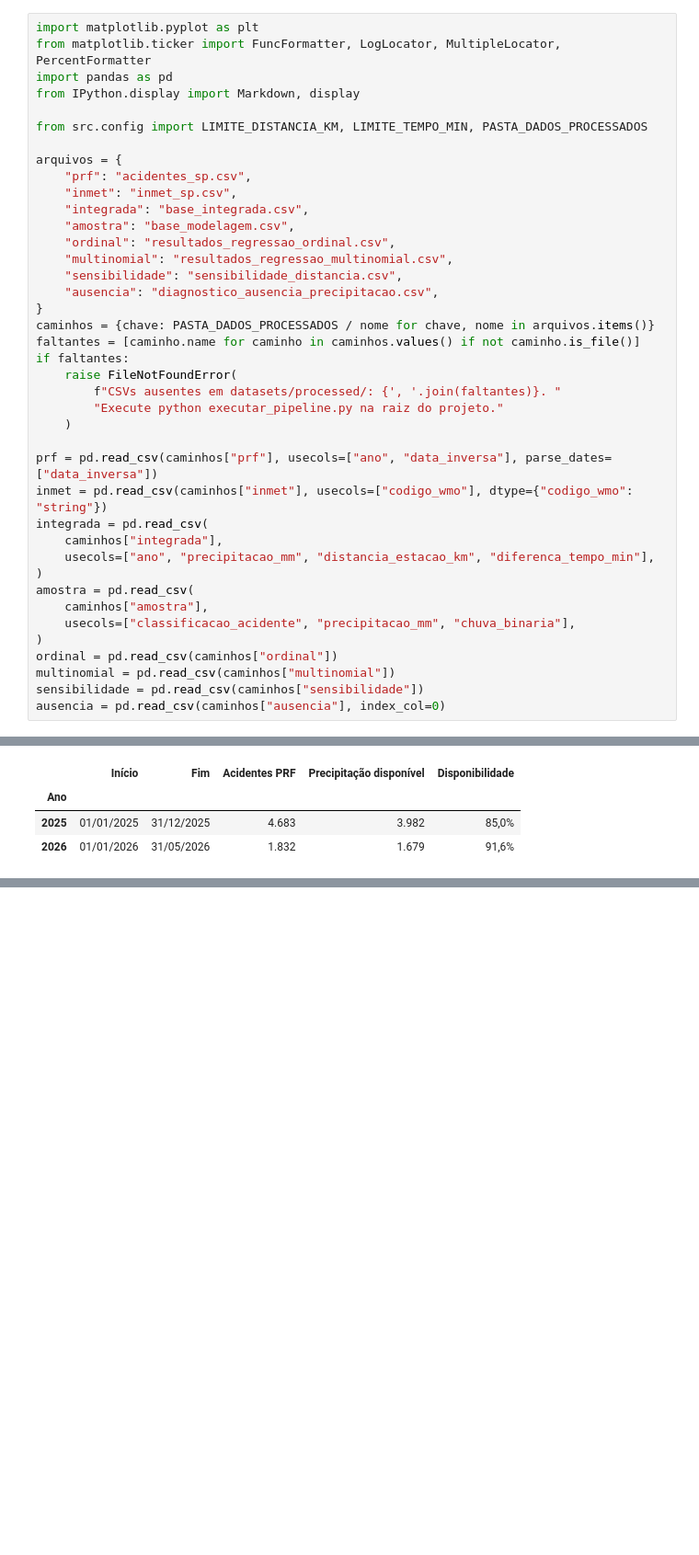
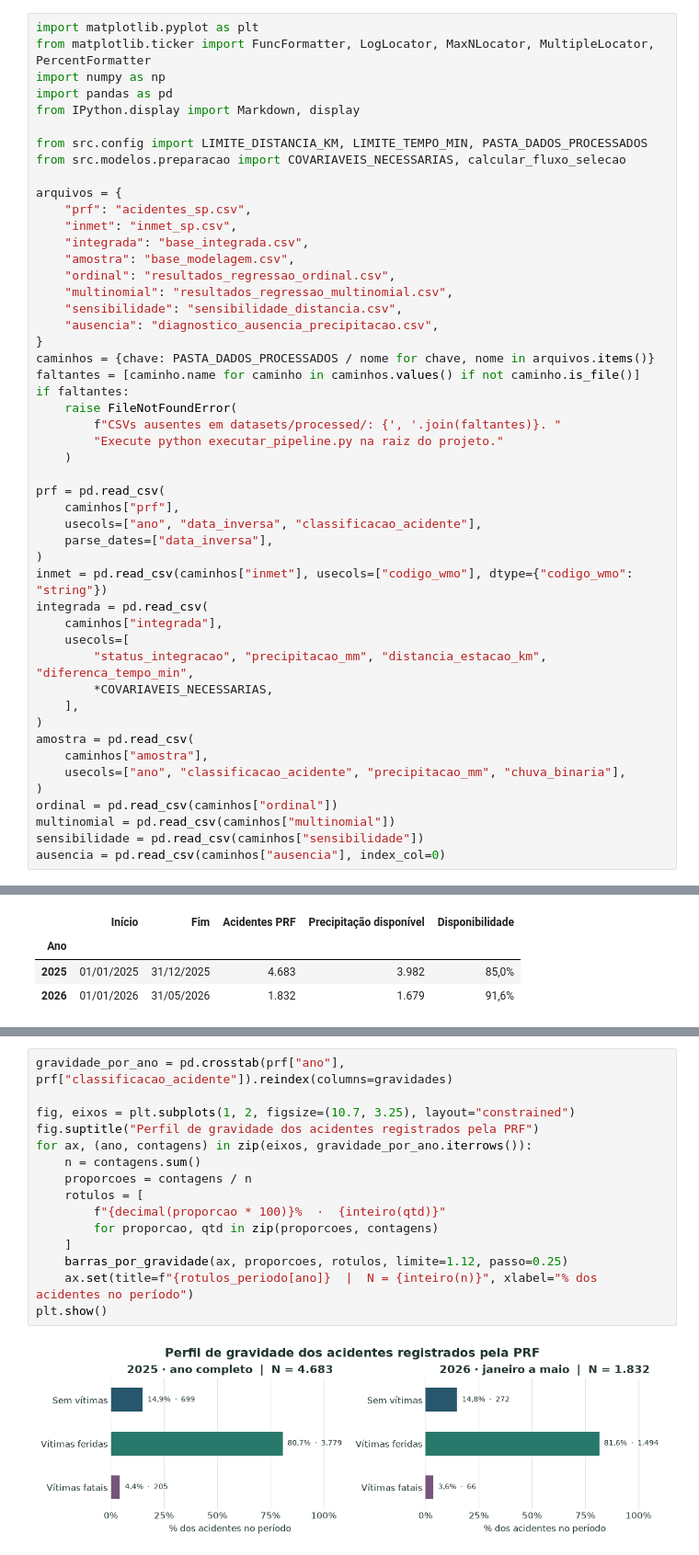
Before and after one commit to LimaGustav/RP2, a Jupyter notebook: RP2_Analise_PRF_INMET.ipynb, the cells around one changed output, grey strips where cells are left out. Shown at 92% size. Drawn from its saved outputs; the diff is of its cells as text; blank space fills up the shorter version.

```diff
--- a/RP2_Analise_PRF_INMET.ipynb
+++ b/RP2_Analise_PRF_INMET.ipynb
@@ -13,11 +15,13 @@ O desfecho tem três níveis ordenados — sem vítimas, com vítimas feridas e
 Execute `python executar_pipeline.py` na raiz do projeto para gerar os CSVs seguindo o [README](README.md). Este notebook lê esses arquivos e apresenta resumos descritivos e estimativas já calculadas.
 # %%
 import matplotlib.pyplot as plt
-from matplotlib.ticker import FuncFormatter, LogLocator, MultipleLocator, PercentFormatter
+from matplotlib.ticker import FuncFormatter, LogLocator, MaxNLocator, MultipleLocator, PercentFormatter
+import numpy as np
 import pandas as pd
 from IPython.display import Markdown, display
 
 from src.config import LIMITE_DISTANCIA_KM, LIMITE_TEMPO_MIN, PASTA_DADOS_PROCESSADOS
+from src.modelos.preparacao import COVARIAVEIS_NECESSARIAS, calcular_fluxo_selecao
 
 arquivos = {
     "prf": "acidentes_sp.csv",
@@ -37,15 +41,22 @@ if faltantes:
         "Execute python executar_pipeline.py na raiz do projeto."
     )
 
-prf = pd.read_csv(caminhos["prf"], usecols=["ano", "data_inversa"], parse_dates=["data_inversa"])
+prf = pd.read_csv(
+    caminhos["prf"],
+    usecols=["ano", "data_inversa", "classificacao_acidente"],
+    parse_dates=["data_inversa"],
+)
 inmet = pd.read_csv(caminhos["inmet"], usecols=["codigo_wmo"], dtype={"codigo_wmo": "string"})
 integrada = pd.read_csv(
     caminhos["integrada"],
-    usecols=["ano", "precipitacao_mm", "distancia_estacao_km", "diferenca_tempo_min"],
+    usecols=[
+        "status_integracao", "precipitacao_mm", "distancia_estacao_km", "diferenca_tempo_min",
+        *COVARIAVEIS_NECESSARIAS,
+    ],
 )
 amostra = pd.read_csv(
     caminhos["amostra"],
-    usecols=["classificacao_acidente", "precipitacao_mm", "chuva_binaria"],
+    usecols=["ano", "classificacao_acidente", "precipitacao_mm", "chuva_binaria"],
 )
 ordinal = pd.read_csv(caminhos["ordinal"])
 multinomial = pd.read_csv(caminhos["multinomial"])
@@ -164,0 +172,17 @@ display(Markdown(
+# %%
+gravidade_por_ano = pd.crosstab(prf["ano"], prf["classificacao_acidente"]).reindex(columns=gravidades)
+
+fig, eixos = plt.subplots(1, 2, figsize=(10.7, 3.25), layout="constrained")
+fig.suptitle("Perfil de gravidade dos acidentes registrados pela PRF")
+for ax, (ano, contagens) in zip(eixos, gravidade_por_ano.iterrows()):
+    n = contagens.sum()
+    proporcoes = contagens / n
+    rotulos = [
+        f"{decimal(proporcao * 100)}%  ·  {inteiro(qtd)}"
+        for proporcao, qtd in zip(proporcoes, contagens)
+    ]
+    barras_por_gravidade(ax, proporcoes, rotulos, limite=1.12, passo=0.25)
+    ax.set(title=f"{rotulos_periodo[ano]}  |  N = {inteiro(n)}", xlabel="% dos acidentes no período")
+plt.show()
+# %% [output]
+[figure, added]
```
Also changed, not shown: parts of 50 cells of this notebook.
